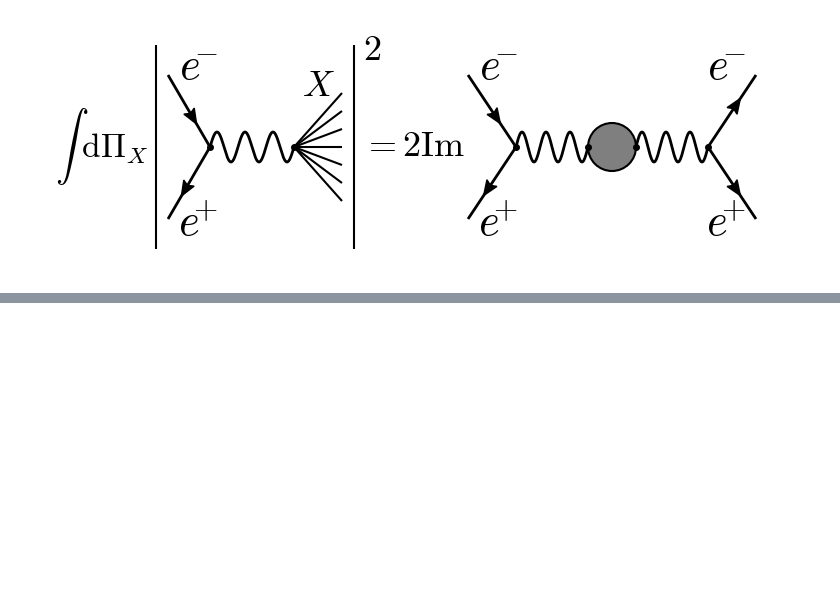
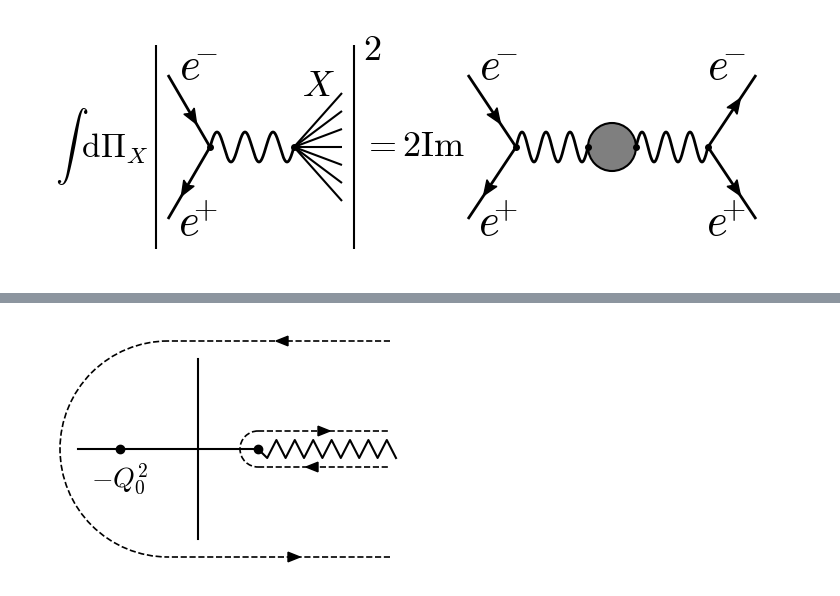
Before and after one commit to PhysCourse/Phenomenology, a Jupyter notebook: plots_with_python/plots_3.ipynb, the cells around one changed output, grey strips where cells are left out. Drawn from its saved outputs; the diff is of its cells as text; code cells hidden in the pictures; blank space fills up the shorter version.

```diff
--- a/plots_with_python/plots_3.ipynb
+++ b/plots_with_python/plots_3.ipynb
@@ -5,7 +5,7 @@ import matplotlib.pyplot as plt
 import matplotlib as mpl
 from feynman import Diagram
 from feynman import Line
-
+import numpy as np
 class Theme:
     theme = "light"
     @staticmethod
@@ -36,6 +36,17 @@ class Theme:
             return "l"
         else:
             return "d"
+
+def make_arrow(x,y,dx,dy,h,l):
+    n = np.array([dx,dy])
+    n = n/np.linalg.norm(n)
+
+    p = np.array([-dy,dx])
+    p = p/np.linalg.norm(p)
+
+    X = np.array((x,y))
+
+    return [ X +p*h/2, X-p*h/2, X + n*l ]
 # %%
 Theme.set("light")
 #Theme.set("dark")
@@ -316,0 +436,72 @@ diagram.plot()
+# %%
+from matplotlib.patches import Arc
+
+Theme.set("light")
+#Theme.set("dark")
+main_color = Theme.color()
+style_params = {"color": main_color}
+
+def color_alpha(alpha):
+    return mpl.colors.to_rgba(main_color, alpha=alpha)
+
+arrow_params = {"color": main_color,"width":0.02,"length":0.05}
+fig = plt.figure(figsize=(1.5*2.4,2.4))
+ax = fig.add_axes([0,0,1,1 ], frameon=False)
+diagram = Diagram(ax)
+
+
+ax.set_xlim(0, 1.5*0.4)
+ax.set_ylim(0, 0.4)
+H=0.4
+
+x_saw = np.linspace(0.35,0.58,16,endpoint=True)
+y_saw = np.array([H/2]+[H/2-0.015 if i%2==0 else H/2+0.015 for i in range(len(x_saw)-1)])
+
+
+ax.add_line(mpl.lines.Line2D([0.05, 0.35], [H/2,H/2], linewidth=1.5,color= main_color))
+ax.add_line(mpl.lines.Line2D([0.25, 0.25], [0.05,H-0.05], linewidth=1.5,color= main_color))
+
+ax.plot(x_saw, y_saw, linewidth=1.5,color=color_alpha(1))
+
+ax.scatter([0.35],[H/2],color=color_alpha(1))
+
+ax.scatter([0.12],[H/2],color=color_alpha(1))
+
+
+diagram.text(0.12,H/2-0.05,r"$-Q_0^2$",color=color_alpha(1),fontsize=20)
+
+IntCountur = []
+
+arc = Arc((0.35, H/2), 0.06, 0.06, theta1=90, theta2=-90,linestyle='--', linewidth=1.2,color= main_color)
+ax.add_patch(arc)
+
+ax.add_line(mpl.lines.Line2D([0.35, 0.57], [H/2+0.03,H/2+0.03],linestyle='--', linewidth=1.2,color= main_color))
+ax.add_line(mpl.lines.Line2D([0.35, 0.57], [H/2-0.03,H/2-0.03],linestyle='--', linewidth=1.2,color= main_color))
+
+
+ax.add_line(mpl.lines.Line2D([0.57,0.2], [H-0.02,H-0.02],linestyle='--', linewidth=1.2,color= main_color))
+ax.add_line(mpl.lines.Line2D([0.57,0.2], [0.02,0.02],linestyle='--', linewidth=1.2,color= main_color))
+
+
+
+arc = Arc((0.2, H/2), 0.36, 0.36, theta1=90, theta2=-90,linestyle='--', linewidth=1.2)
+ax.add_patch(arc)
+
+from matplotlib.patches import Polygon
+arrow = Polygon(make_arrow(0.4,H-0.02,-1,0,0.016,0.02),color= main_color)
+ax.add_patch(arrow)
+
+arrow = Polygon(make_arrow(0.4,0.02,1,0,0.016,0.02),color= main_color)
+ax.add_patch(arrow)
+
+arrow = Polygon(make_arrow(0.45,H/2+0.03,1,0,0.016,0.02),color= main_color)
+ax.add_patch(arrow)
+
+arrow = Polygon(make_arrow(0.45,H/2-0.03,-1,0,0.016,0.02),color= main_color)
+ax.add_patch(arrow)
+
+plt.show()
+
+fig.savefig(f'../docs/DeepInelastic/OPE/images/OPE_JJ_complplane-{Theme.suff()}.svg',transparent=True)
+# %% [output]
+[figure, added]
```
Also changed, not shown: parts of 5 cells of this notebook, 25 other files.
